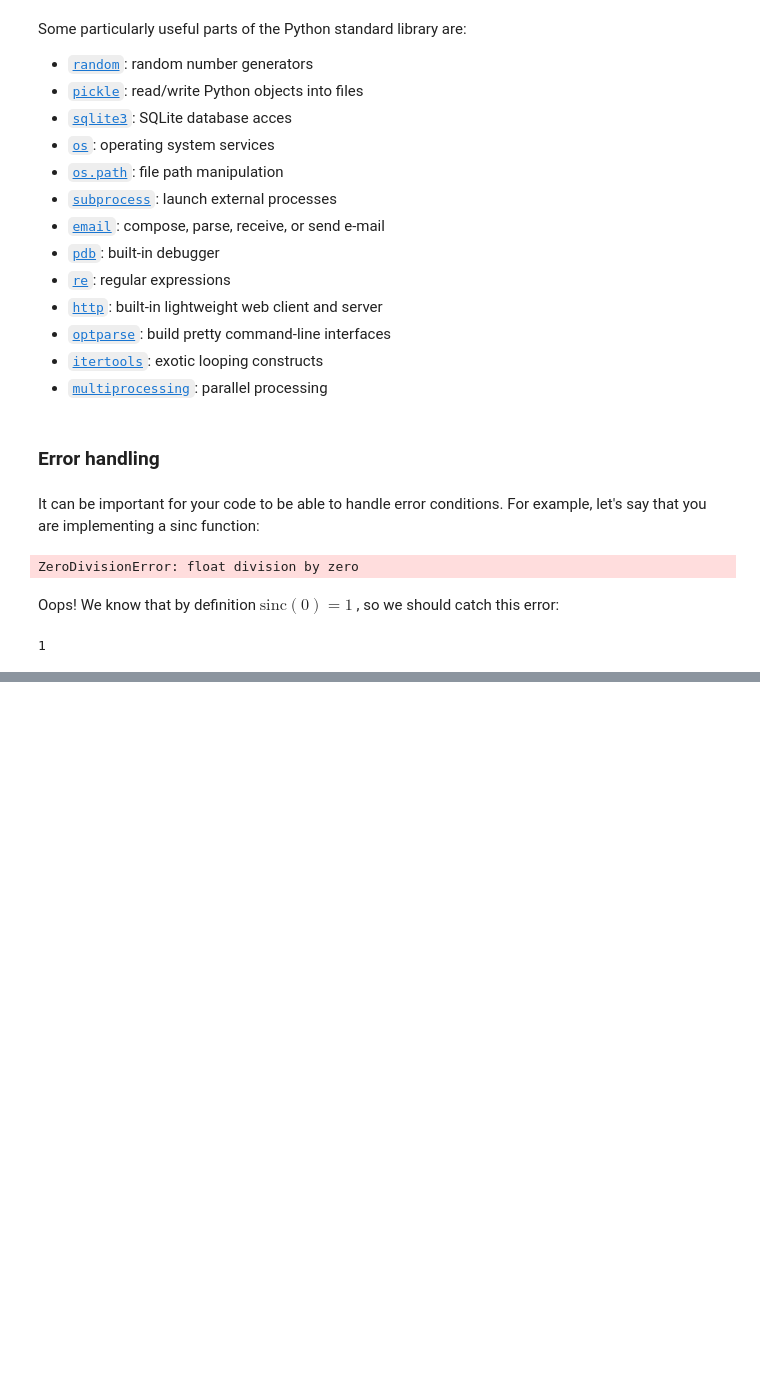
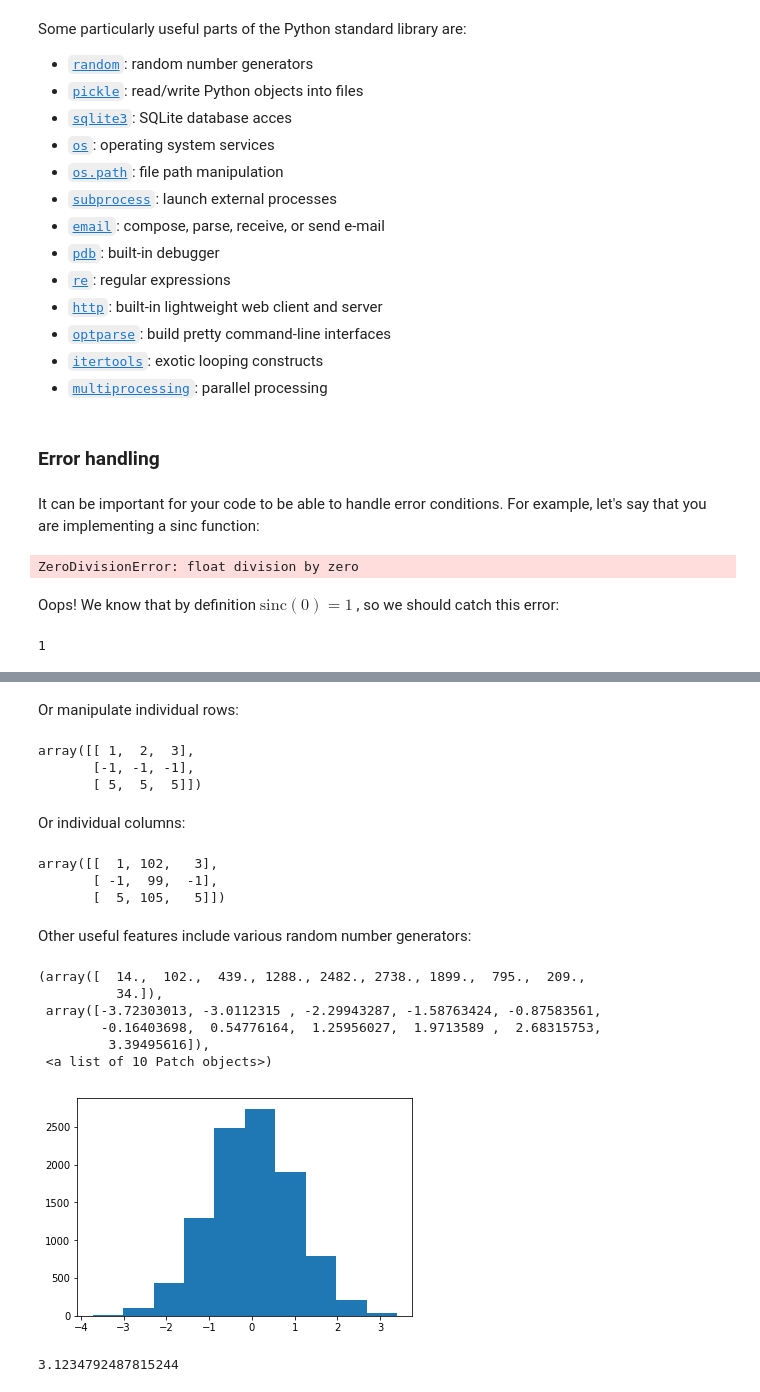
Before and after one commit to lpsinger/astropy-tutorial, a Jupyter notebook: python-intro.ipynb, the cells around one changed output, grey strips where cells are left out. Cells and saved outputs as stored; diff of their text form; code cells hidden in the pictures; blank space fills up the shorter version.

```diff
--- a/python-intro.ipynb
+++ b/python-intro.ipynb
@@ -677,0 +798,38 @@ print(sinc(0))
+# %% [markdown]
+Or manipulate individual rows:
+# %%
+x[1, :] = -1
+x
+# %% [output]
+array([[ 1,  2,  3],
+       [-1, -1, -1],
+       [ 5,  5,  5]])
+# %% [markdown]
+Or individual columns:
+# %%
+x[:, 1] += 100
+x
+# %% [output]
+array([[  1, 102,   3],
+       [ -1,  99,  -1],
+       [  5, 105,   5]])
+# %% [markdown]
+Other useful features include various random number generators:
+# %%
+from matplotlib import pyplot as plt
+%matplotlib inline
+
+# Plot histogram of 10k normal random variates
+plt.hist(np.random.randn(10000))
+# %% [output]
+(array([  14.,  102.,  439., 1288., 2482., 2738., 1899.,  795.,  209.,
+          34.]),
+ array([-3.72303013, -3.0112315 , -2.29943287, -1.58763424, -0.87583561,
+        -0.16403698,  0.54776164,  1.25956027,  1.9713589 ,  2.68315753,
+         3.39495616]),
+ <a list of 10 Patch objects>)
+[figure, added]
+# %%
+np.random.uniform(low=0, high=2*np.pi)
+# %% [output]
+3.1234792487815244
```
Also changed, not shown: parts of 34 cells of this notebook.
